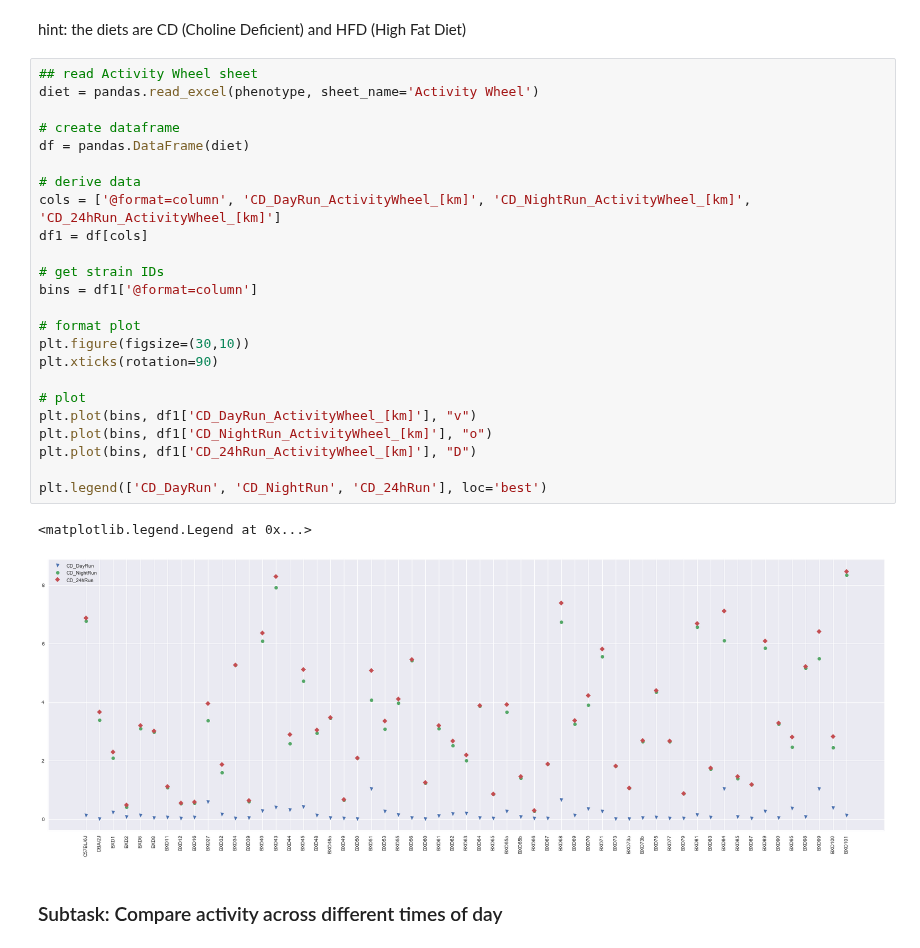
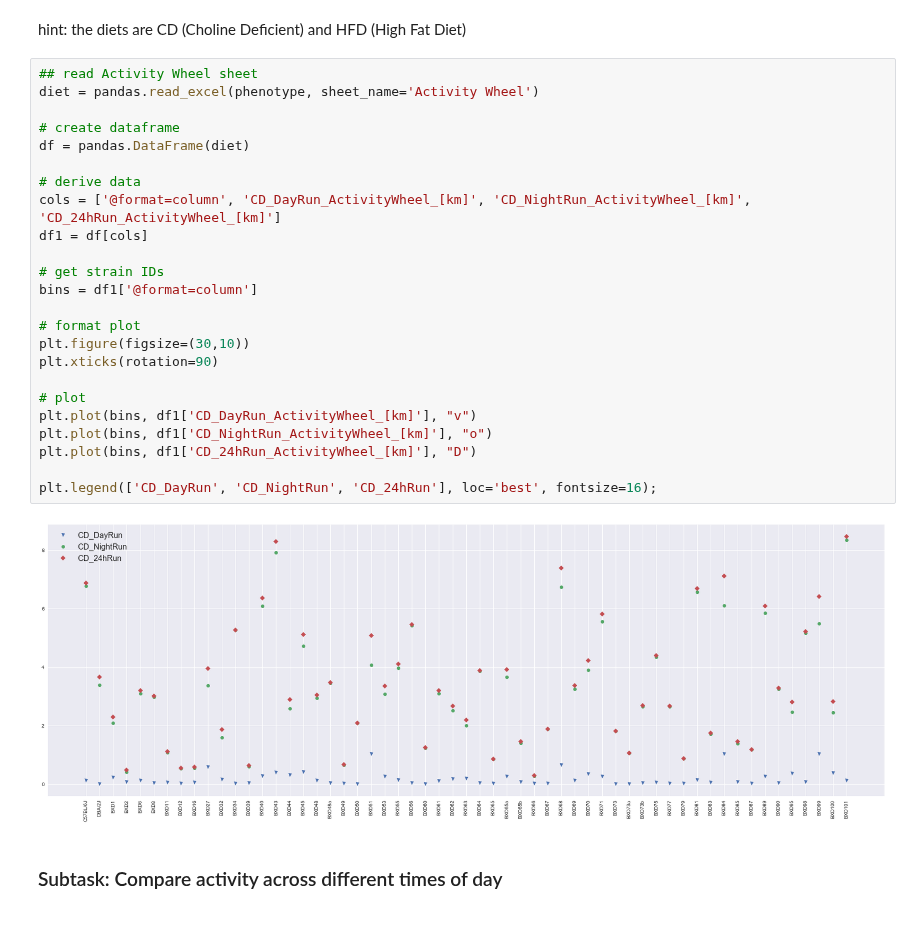
Before and after one commit to TrisKast/DataScience-Bioinformatics, a Jupyter notebook: notebooks/Day2_Exploratory_Analysis.ipynb, the cells around one changed output. Saved outputs shown, nothing was run; the diff lists cells and outputs as text.

Commit message:
activity wheel plot

```diff
--- a/notebooks/Day2_Exploratory_Analysis.ipynb
+++ b/notebooks/Day2_Exploratory_Analysis.ipynb
@@ -229,30 +237,29 @@ hint: the diets are CD (Choline Deficient) and HFD (High Fat Diet)
 # %%
 ## read Activity Wheel sheet
 diet = pandas.read_excel(phenotype, sheet_name='Activity Wheel')
 
 # create dataframe
 df = pandas.DataFrame(diet)
 
 # derive data
 cols = ['@format=column', 'CD_DayRun_ActivityWheel_[km]', 'CD_NightRun_ActivityWheel_[km]', 'CD_24hRun_ActivityWheel_[km]']
 df1 = df[cols]
 
 # get strain IDs
 bins = df1['@format=column']
 
 # format plot
 plt.figure(figsize=(30,10))
 plt.xticks(rotation=90)
 
 # plot
 plt.plot(bins, df1['CD_DayRun_ActivityWheel_[km]'], "v")
 plt.plot(bins, df1['CD_NightRun_ActivityWheel_[km]'], "o")
 plt.plot(bins, df1['CD_24hRun_ActivityWheel_[km]'], "D")
 
-plt.legend(['CD_DayRun', 'CD_NightRun', 'CD_24hRun'], loc='best')
+plt.legend(['CD_DayRun', 'CD_NightRun', 'CD_24hRun'], loc='best', fontsize=16);
 # %% [output]
-<matplotlib.legend.Legend at 0x...>
-[figure, old version]
+[figure, new version]
 # %% [markdown]
 ### Subtask: Compare activity across different times of day
 # %% [markdown]
```
Also changed, not shown: parts of 11 cells of this notebook.
